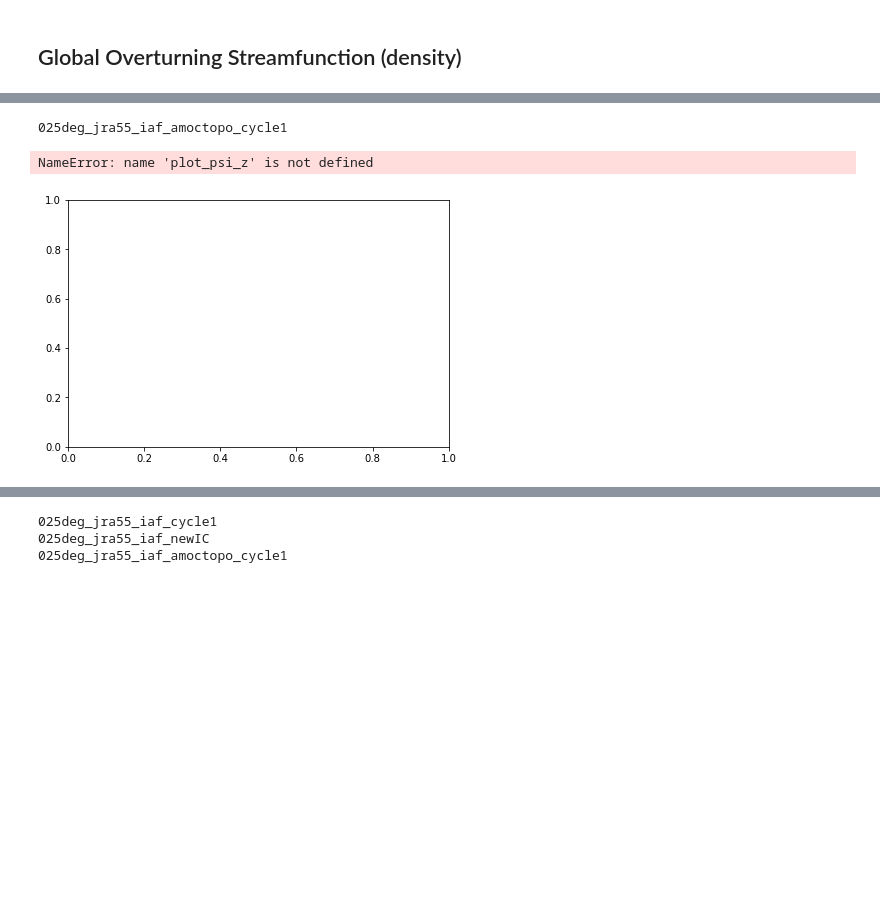
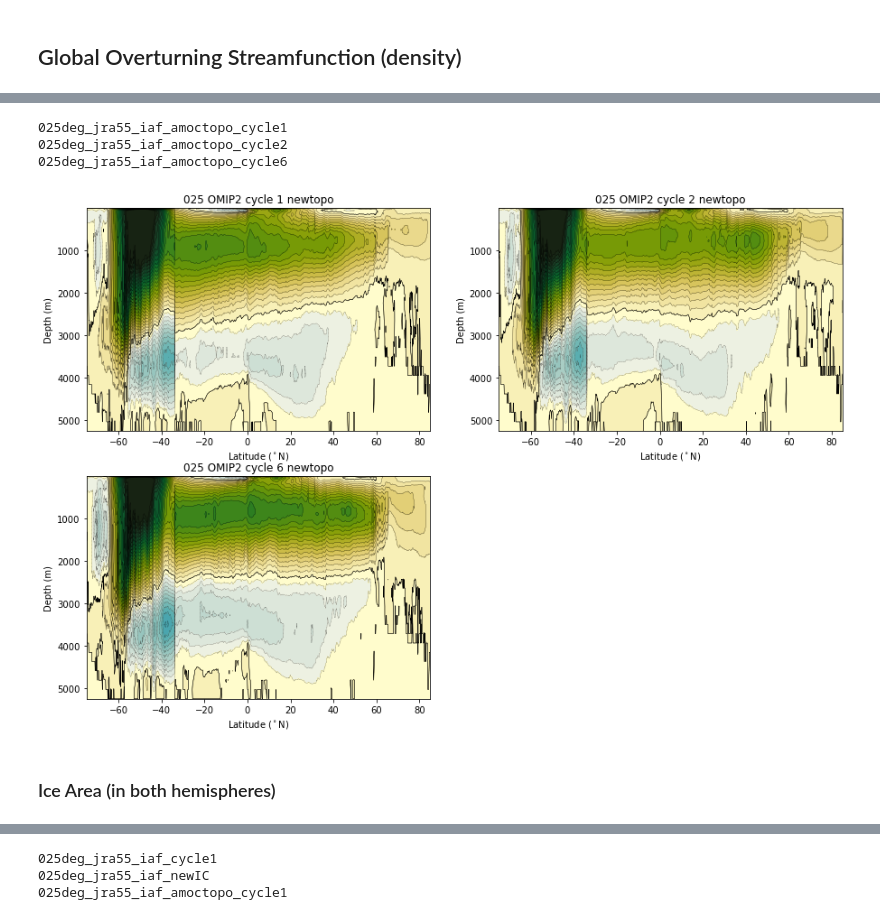
Before and after one commit to rmholmes/cosima-scripts, a Jupyter notebook: omip/OMIP2_025deg_InitialAnalysis.ipynb, the cells around one changed output, grey strips where cells are left out. Saved outputs shown, nothing was run; the diff lists cells and outputs as text; code cells hidden in the pictures; blank space fills up the shorter version.

```diff
--- a/omip/OMIP2_025deg_InitialAnalysis.ipynb
+++ b/omip/OMIP2_025deg_InitialAnalysis.ipynb
@@ -44,8 +45,11 @@ exptdict = OrderedDict([
     ('025 OMIP2 cycle 3 newtopo',   {'expt':'025deg_jra55_iaf_amoctopo_cycle3','cy':3,'color':'C2'}),
     ('025 OMIP2 cycle 4 newtopo',   {'expt':'025deg_jra55_iaf_amoctopo_cycle4','cy':4,'color':'C2'}),
     ('025 OMIP2 cycle 5 newtopo',   {'expt':'025deg_jra55_iaf_amoctopo_cycle5','cy':5,'color':'C2'}),
+    ('025 OMIP2 cycle 6 newtopo',   {'expt':'025deg_jra55_iaf_amoctopo_cycle6','cy':6,'color':'C2'}),
     ('025 RYF',   {'expt':'025deg_jra55_ryf9091_gadi','cy':1,'color':'C3'}),
 ])
+exptdict_noRYF = copy.deepcopy(exptdict)
+del exptdict_noRYF['025 RYF']
 # %% [markdown]
 ## Just checking the final data for each expt.
 # %%
@@ -348,0 +416,33 @@ Wall time: 25min 44s
+# %%
+%%time
+latitude=-30
+plt.figure(figsize=(10,5))
+for ekey in exptdict.keys():
+    expt = exptdict[ekey]['expt']
+    print(expt)
+    var = cc.querying.getvar(expt,'ty_trans_rho',session,end_time=end_time)
+    psi_aabw = var.sum('grid_xt_ocean').sel(method='Nearest',grid_yu_ocean=latitude)*1.0e-9
+    psi_aabw_sum = psi_aabw.cumsum('potrho') - psi_aabw.sum('potrho')
+
+    try:
+        var2 = cc.querying.getvar(expt,'ty_trans_rho_gm',session,end_time=end_time)
+        psi_aabw_gm = var2.sum('grid_xt_ocean').sel(method='Nearest',grid_yu_ocean=latitude)*1.0e-9
+        psi_aabw_sum = psi_aabw_sum + psi_aabw_gm
+    except:
+        print('GM term not found')
+
+    psi_aabw_sum = -psi_aabw_sum.sel(potrho=slice(1036.2,None)).min('potrho').resample(time='Y').mean()
+    tL = [x+(exptdict[ekey]['cy']-1)*61 for x in range(len(psi_aabw_sum.time))]
+    if (exptdict[ekey]['cy'] == 1):
+        plt.plot(tL,psi_aabw_sum.values,label=ekey,color=exptdict[ekey]['color'])
+    else:
+        plt.plot(tL,psi_aabw_sum.values,color=exptdict[ekey]['color'])
+plt.title('AABW Cell')
+plt.xlabel('Time (years)')
+plt.ylabel('Overturning (Sv)')
+plt.xlim([0.,61*6+1])
+xlims = plt.xlim()
+ylims = plt.ylim()
+for x in range(5):
+    plt.plot([61.*(x+1),61.*(x+1)],ylims,'--k',linewidth=0.5)
+plt.legend()
@@ -543,7 +698,7 @@ def plot_psi(psi_avg, clev=np.arange(-25,25,1.)):
 plt.figure(figsize=(15,10))
 ii=0
 #keys = ['025 OMIP2 cycle 1','025 OMIP2 cycle 1 oldtopo','025 OMIP2 cycle 1 up-topo','025 RYF']
-keys = ['025 OMIP2 cycle 1 newtopo','025 OMIP2 cycle 2 newtopo','025 OMIP2 cycle 5 newtopo','025 RYF']
+keys = ['025 OMIP2 cycle 1 newtopo','025 OMIP2 cycle 2 newtopo','025 OMIP2 cycle 6 newtopo','025 RYF']
 for ekey in keys:
     ii+=1
     plt.subplot(2,2,ii)
@@ -575,7 +742,7 @@ GM term not found
 plt.figure(figsize=(15,10))
 ii=0
 keys = ['025 OMIP2 cycle 1','025 OMIP2 cycle 1 oldtopo','025 OMIP2 cycle 1 up-topo','025 RYF']
-keys = ['025 OMIP2 cycle 1 newtopo','025 OMIP2 cycle 2 newtopo','025 OMIP2 cycle 5 newtopo','025 RYF']
+keys = ['025 OMIP2 cycle 1 newtopo','025 OMIP2 cycle 2 newtopo','025 OMIP2 cycle 6 newtopo','025 RYF']
 for ekey in keys:
     ii+=1
     plt.subplot(2,2,ii)
@@ -648,7 +825,7 @@ def plot_psi_z(psi_avg, clev=np.arange(-25,25,1.)):
 # Atlantic mask:
 plt.figure(figsize=(15,10))
 ii=0
-keys = ['025 OMIP2 cycle 1 newtopo','025 OMIP2 cycle 2 newtopo','025 OMIP2 cycle 5 newtopo']
+keys = ['025 OMIP2 cycle 1 newtopo','025 OMIP2 cycle 2 newtopo','025 OMIP2 cycle 6 newtopo']
 for ekey in keys:
     ii+=1
     plt.subplot(2,2,ii)
@@ -665,32 +842,35 @@ for ekey in keys:
     indo_map2 = (land_mask.where(land_mask.yt_ocean < 15).where(land_mask.yt_ocean > 9).where(land_mask.xt_ocean >-280).where(land_mask.xt_ocean<-83.7)).fillna(0)
     indo_map3 = (land_mask.where(land_mask.yt_ocean < 17).where(land_mask.yt_ocean > 15).where(land_mask.xt_ocean >-280).where(land_mask.xt_ocean<-93.3)).fillna(0)
     indo_map4 = (land_mask.where(land_mask.yt_ocean < 85).where(land_mask.yt_ocean > 17).where(land_mask.xt_ocean >-280).where(land_mask.xt_ocean<-99)).fillna(0)
     indo_map5 = (land_mask.where(land_mask.yt_ocean < 30.5).where(land_mask.yt_ocean > -34).where(land_mask.xt_ocean >25).where(land_mask.xt_ocean<80)).fillna(0)
     indo_sector_map = indo_map1 + indo_map2 + indo_map3 + indo_map4 + indo_map5 + south_map
     indo_sector_mask = indo_sector_map.where(indo_sector_map>0)
     atlantic_sector_map = (indo_sector_mask * 0).fillna(1) * land_mask
     atlantic_sector_map = atlantic_sector_map + south_map
     atlantic_sector_mask = atlantic_sector_map.where(atlantic_sector_map>0)
 
     var = cc.querying.getvar(expt,'ty_trans',session,start_time='2017-01-01',end_time='2018-01-01')
     psi = var
     atlantic_sector_mask.coords['xt_ocean'] = psi.xt_ocean.values
     atlantic_sector_mask.coords['yt_ocean'] = psi.yu_ocean.values
     atlantic_sector_mask = atlantic_sector_mask.rename({'yt_ocean':'yu_ocean'})
     psi = (psi*atlantic_sector_mask).sum('xt_ocean').mean('time')*1.0e-9
     psi_avg = psi.cumsum('st_ocean') -  psi.sum('st_ocean')
 
     try:
         var2 = cc.querying.getvar(expt,'ty_trans_gm',session,start_time='2016-01-01',end_time='2018-01-01')
         psi_gm = var2.mean('time').sum('xt_ocean')*1.0e-9
         psi_avg = psi_avg + psi_gm
     except:
         print('GM term not found')
 
     psi_avg.load()
     p1 = plot_psi_z(psi_avg)
     plt.title(ekey)
 # %% [output]
 025deg_jra55_iaf_amoctopo_cycle1
+025deg_jra55_iaf_amoctopo_cycle2
+025deg_jra55_iaf_amoctopo_cycle6
-NameError: name 'plot_psi_z' is not defined
-[figure, old version]
+[figure, new version]
+# %% [markdown]
+### Ice Area (in both hemispheres)
```
Also changed, not shown: parts of 27 cells of this notebook, 1 other file.
